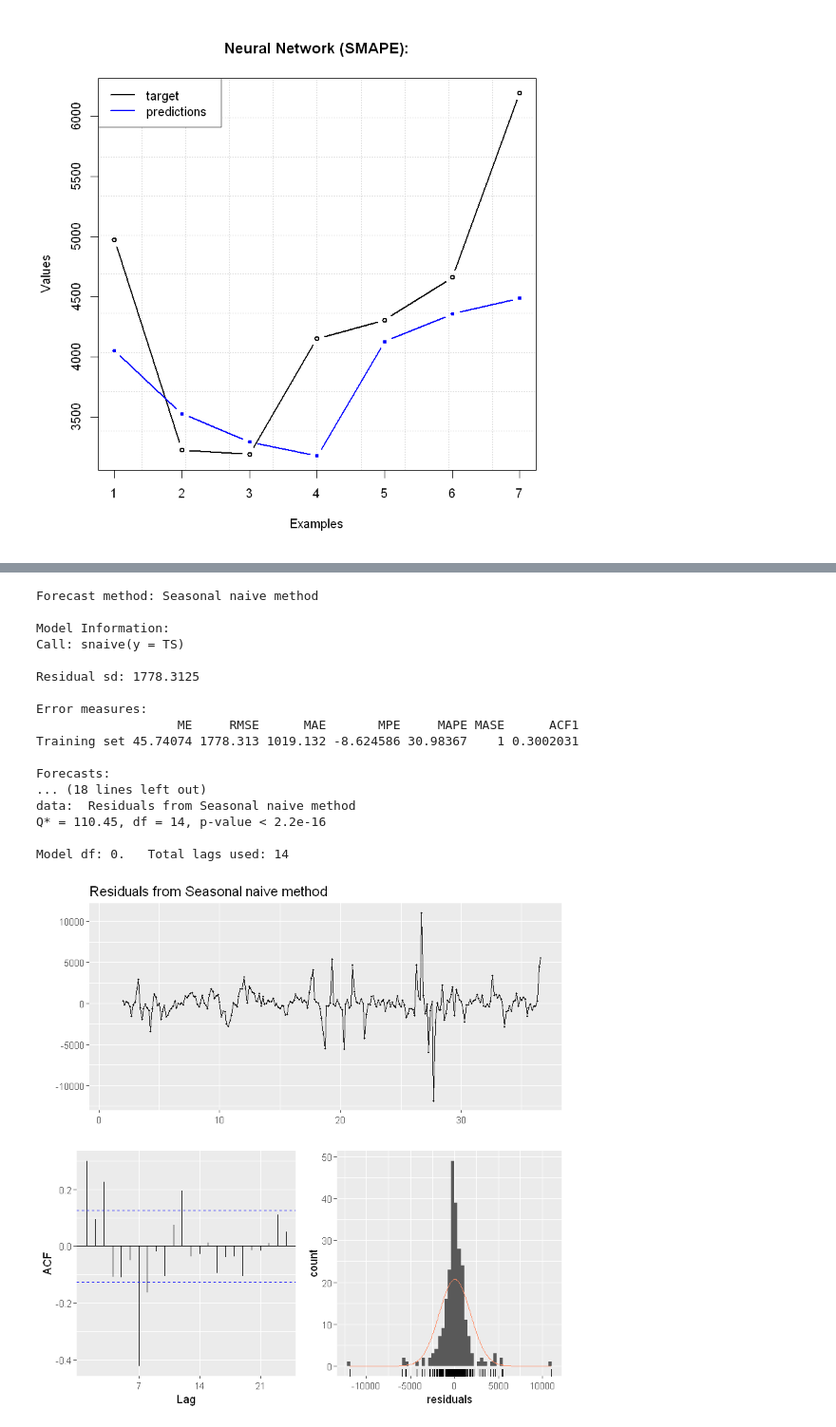
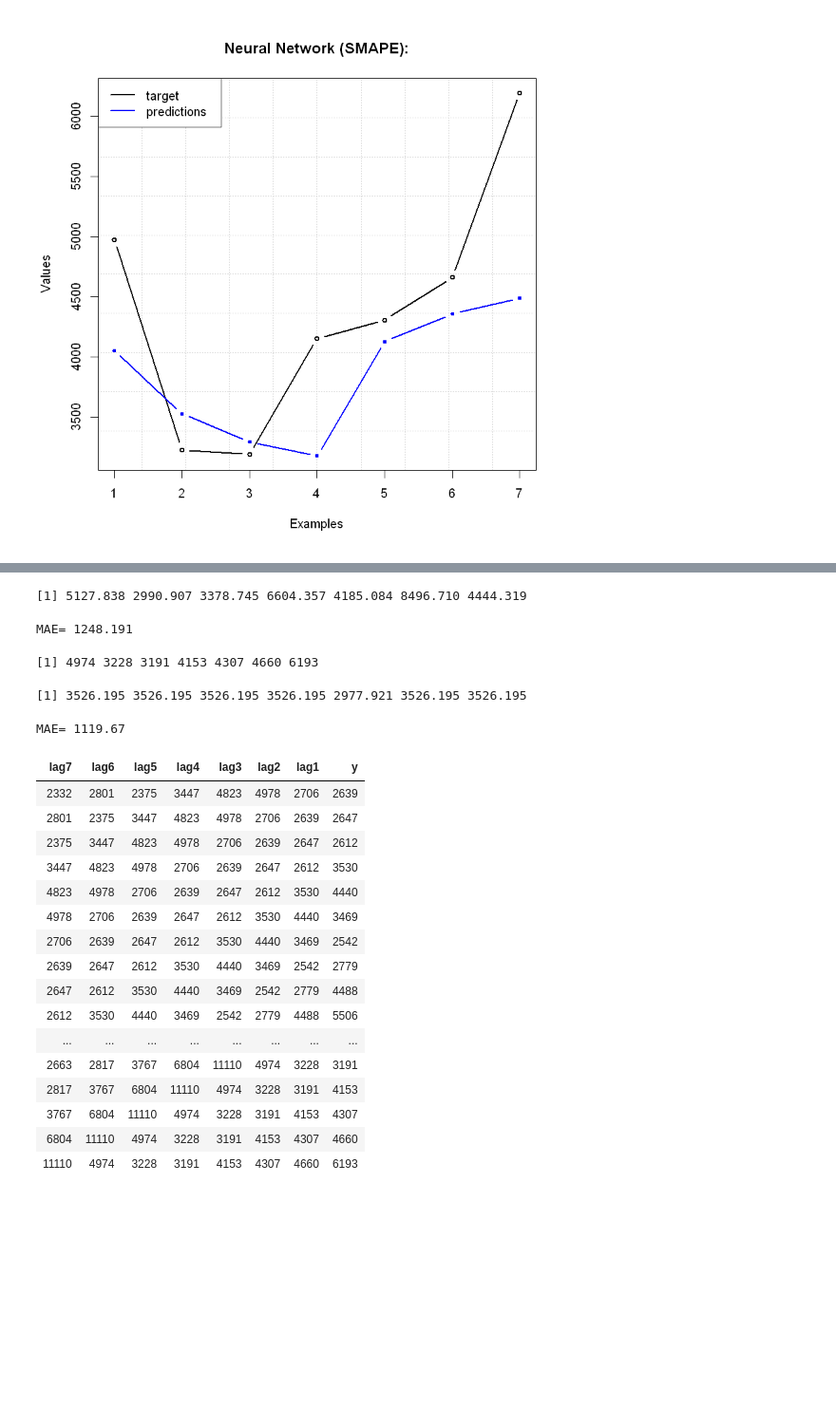
Before and after one commit to JoaoGuedes01/TIAPOSE_R_Data_Mining, a Jupyter notebook: Jupyter/Modeling (CRISP-DM).ipynb, the cells around one changed output, grey strips where cells are left out. Shown: that part at 95% size. Cells and saved outputs as stored; diff of their text form; code cells hidden in the pictures; blank space fills up the shorter version.

```diff
--- a/Jupyter/Modeling (CRISP-DM).ipynb
+++ b/Jupyter/Modeling (CRISP-DM).ipynb
@@ -281,23 +265,0 @@ Model df: 9.   Total lags used: 14
-# %%
-fit <- snaive(TS)
-summary(fit)
-checkresiduals(fit)
-# %% [output]
-Forecast method: Seasonal naive method
-
-Model Information:
-Call: snaive(y = TS)
-
-Residual sd: 1778.3125
-
-Error measures:
-                   ME     RMSE      MAE       MPE     MAPE MASE      ACF1
-Training set 45.74074 1778.313 1019.132 -8.624586 30.98367    1 0.3002031
-
-Forecasts:
-... (18 lines left out)
-data:  Residuals from Seasonal naive method
-Q* = 110.45, df = 14, p-value < 2.2e-16
-
-Model df: 0.   Total lags used: 14
-[figure, removed]
@@ -303,0 +268,22 @@ Model df: 0.   Total lags used: 14
+# %%
+NN=rminer::fit(y~.,cs[1:243,],model="mlpe",search="heuristic")
+PNN=predict(NN,cs[244:250,])
+PNN
+
+cat("MAE=",mmetric(cs[244:250,]$y,PNN,metric="MAE",val=srange),"\n")
+# %% [output]
+[1] 5127.838 2990.907 3378.745 6604.357 4185.084 8496.710 4444.319
+MAE= 1248.191
+# %%
+cs[244:250,]$y
+# %% [output]
+[1] 4974 3228 3191 4153 4307 4660 6193
+# %%
+NN=rminer::fit(all~.,train,model="mlpe",search="heuristic")
+PNN=predict(NN,test)
+PNN
+
+cat("MAE=",mmetric(test$all,PNN,metric="MAE",val=srange),"\n")
+# %% [output]
+[1] 3526.195 3526.195 3526.195 3526.195 2977.921 3526.195 3526.195
+MAE= 1119.67
@@ -303,0 +295,20 @@ Model df: 0.   Total lags used: 14
+# %%
+cs
+# %% [output]
+| lag7 | lag6 | lag5 | lag4 | lag3 | lag2 | lag1 | y |
+| 2332 | 2801 | 2375 | 3447 | 4823 | 4978 | 2706 | 2639 |
+| 2801 | 2375 | 3447 | 4823 | 4978 | 2706 | 2639 | 2647 |
+| 2375 | 3447 | 4823 | 4978 | 2706 | 2639 | 2647 | 2612 |
+| 3447 | 4823 | 4978 | 2706 | 2639 | 2647 | 2612 | 3530 |
+| 4823 | 4978 | 2706 | 2639 | 2647 | 2612 | 3530 | 4440 |
+| 4978 | 2706 | 2639 | 2647 | 2612 | 3530 | 4440 | 3469 |
+| 2706 | 2639 | 2647 | 2612 | 3530 | 4440 | 3469 | 2542 |
+| 2639 | 2647 | 2612 | 3530 | 4440 | 3469 | 2542 | 2779 |
+| 2647 | 2612 | 3530 | 4440 | 3469 | 2542 | 2779 | 4488 |
+| 2612 | 3530 | 4440 | 3469 | 2542 | 2779 | 4488 | 5506 |
+| ... | ... | ... | ... | ... | ... | ... | ... |
+| 2663 | 2817 | 3767 | 6804 | 11110 | 4974 | 3228 | 3191 |
+| 2817 | 3767 | 6804 | 11110 | 4974 | 3228 | 3191 | 4153 |
+| 3767 | 6804 | 11110 | 4974 | 3228 | 3191 | 4153 | 4307 |
+| 6804 | 11110 | 4974 | 3228 | 3191 | 4153 | 4307 | 4660 |
+| 11110 | 4974 | 3228 | 3191 | 4153 | 4307 | 4660 | 6193 |
```
Also changed, not shown: parts of 8 cells of this notebook, 2 other files.
